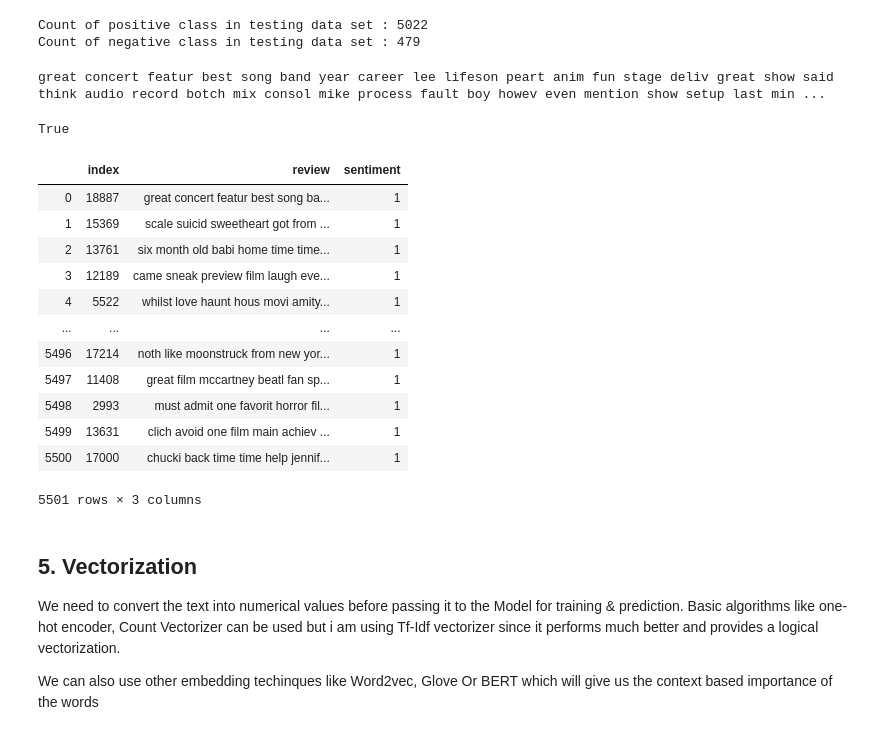
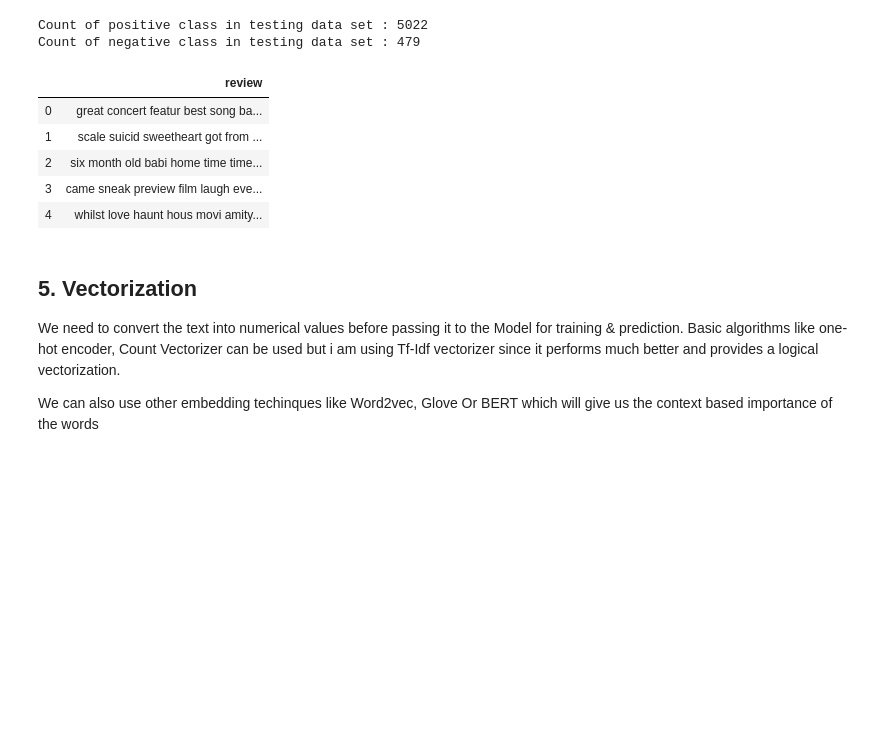
Before and after one commit to arunraj14/IMDB-Movie-Reviews-Dataset, a Jupyter notebook: IMDB Sentiment Analysis.ipynb, the cells around one changed output. Saved outputs shown, nothing was run; the diff lists cells and outputs as text; code cells hidden in the pictures; blank space fills up the shorter version.

```diff
--- a/IMDB Sentiment Analysis.ipynb
+++ b/IMDB Sentiment Analysis.ipynb
@@ -128,11 +129,3 @@ print("Count of negative class in testing data set :",format(sum(y_test==0)))
 # %% [output]
 Count of positive class in testing data set : 5022
 Count of negative class in testing data set : 479
-# %%
-print(x_test[18887])
-# %% [output]
-great concert featur best song band year career lee lifeson peart anim fun stage deliv great show said think audio record botch mix consol mike process fault boy howev even mention show setup last min ...
-# %%
-np.any(y_train[:] == 1)
-# %% [output]
-True
@@ -141,19 +132,13 @@ test.to_csv(r'test_imdb.csv')
-# %%
-test = pd.DataFrame(x_test)
-test.reset_index(inplace=True)
-test['sentiment'] = y_test.tolist()
-test
-# %% [output]
-|  | index | review | sentiment |
-| 0 | 18887 | great concert featur best song ba... | 1 |
-| 1 | 15369 | scale suicid sweetheart got from ... | 1 |
-| 2 | 13761 | six month old babi home time time... | 1 |
-| 3 | 12189 | came sneak preview film laugh eve... | 1 |
-| 4 | 5522 | whilst love haunt hous movi amity... | 1 |
-| ... | ... | ... | ... |
-| 5496 | 17214 | noth like moonstruck from new yor... | 1 |
-| 5497 | 11408 | great film mccartney beatl fan sp... | 1 |
-| 5498 | 2993 | must admit one favorit horror fil... | 1 |
-| 5499 | 13631 | clich avoid one film main achiev ... | 1 |
-| 5500 | 17000 | chucki back time time help jennif... | 1 |
-5501 rows × 3 columns
+# %%
+# Run this cell only if we need to download the test dataset
+test = x_test.to_frame().reset_index()
+test.drop('index',axis=1,inplace=True)
+#test.to_csv(r'test_imdb_x.csv',index=False)
+test.head()
+# %% [output]
+|  | review |
+| 0 | great concert featur best song ba... |
+| 1 | scale suicid sweetheart got from ... |
+| 2 | six month old babi home time time... |
+| 3 | came sneak preview film laugh eve... |
+| 4 | whilst love haunt hous movi amity... |
```
Also changed, not shown: parts of 8 cells of this notebook.
